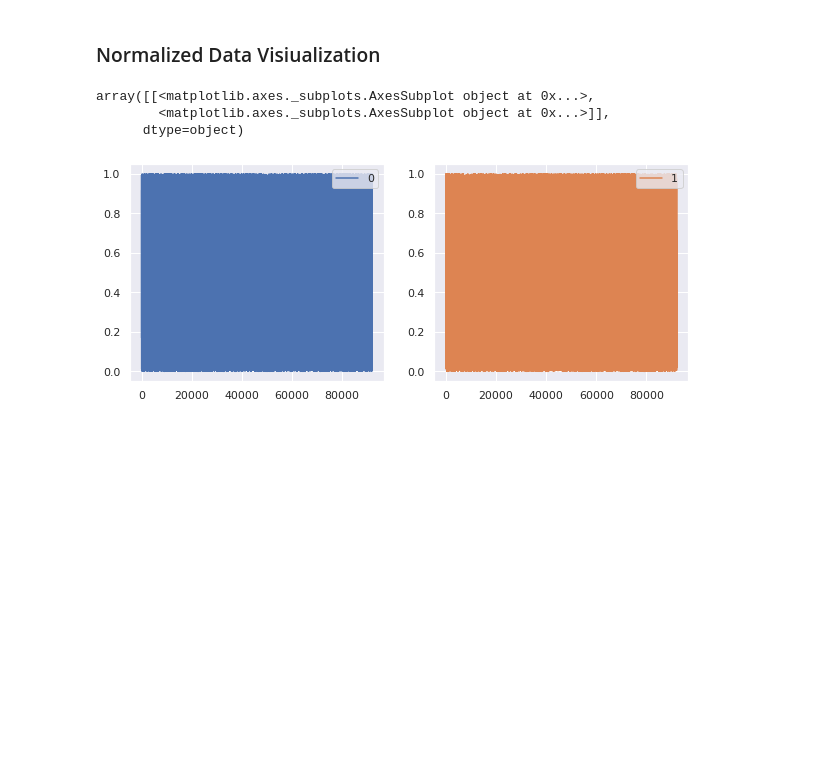
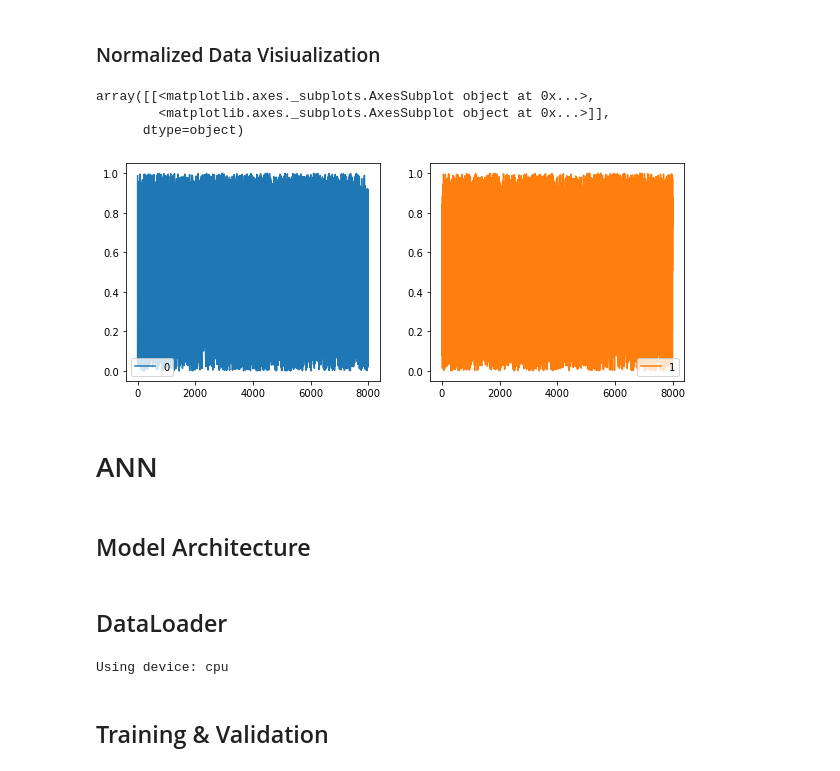
Before and after one commit to KJ-black/Machine-Learning-on-Material-Informatics, a Jupyter notebook: projectile_motion.ipynb, the cells around one changed output. Drawn from its saved outputs; the diff is of its cells as text; code cells hidden in the pictures; blank space fills up the shorter version.

Commit message:
ANN model (not done)

```diff
--- a/projectile_motion.ipynb
+++ b/projectile_motion.ipynb
@@ -62,8 +62,8 @@ plt.show()
 ## Train Test Split
 # %%
 split_num = 8000
-x_train = data[:split_num, :2]
-y_train = data[:split_num, 3:]
+x = data[:split_num, :2]
+y = data[:split_num, 3:]
 x_test = data[split_num:, :2]
 y_test = data[split_num:, 3:]
 # %% [markdown]
@@ -75,17 +75,21 @@ from sklearn.preprocessing import MinMaxScaler
 
 # Training Set
 sc = MinMaxScaler()
-x_train = sc.fit_transform(x_train)
+x = sc.fit_transform(x)
 
 # Testing Set
 x_test = sc.transform(x_test)
 # %% [markdown]
 ### Normalized Data Visiualization
 # %%
-pd_x_train = pd.DataFrame(x_test)
+pd_x_train = pd.DataFrame(x)
 pd_x_train.plot(subplots=True, layout=(1, 2), figsize=(10, 4))
 # %% [output]
 array([[<matplotlib.axes._subplots.AxesSubplot object at 0x...>,
         <matplotlib.axes._subplots.AxesSubplot object at 0x...>]],
       dtype=object)
-[figure, old version]
+[figure, new version]
+# %% [markdown]
+# ANN
+# %% [markdown]
+## Model Architecture
@@ -91,0 +118,23 @@ array([[<matplotlib.axes._subplots.AxesSubplot object at 0x...>,
+# %% [markdown]
+## DataLoader
+# %%
+from sklearn.model_selection import train_test_split
+x_train, x_val, y_train, y_val = train_test_split(x, y, test_size=0.3, random_state=8888)
+device = torch.device("cuda" if torch.cuda.is_available() else "cpu")
+print("Using device:", device)
+x_train = torch.from_numpy(x_train).float().to(device)
+y_train = torch.from_numpy(y_train).type(torch.float).to(device)
+x_val = torch.from_numpy(x_val).float().to(device)
+y_val = torch.from_numpy(y_val).type(torch.float).to(device) # data type is long
+
+train = torch.utils.data.TensorDataset(x_train, y_train)
+val = torch.utils.data.TensorDataset(x_val, y_val)
+
+batch_size = 1024
+
+train_loader = torch.utils.data.DataLoader(train, batch_size=batch_size, shuffle=True)
+test_loader = torch.utils.data.DataLoader(val, batch_size=batch_size, shuffle=True)
+# %% [output]
+Using device: cpu
+# %% [markdown]
+## Training & Validation
```
Also changed, not shown: parts of 5 cells of this notebook.
